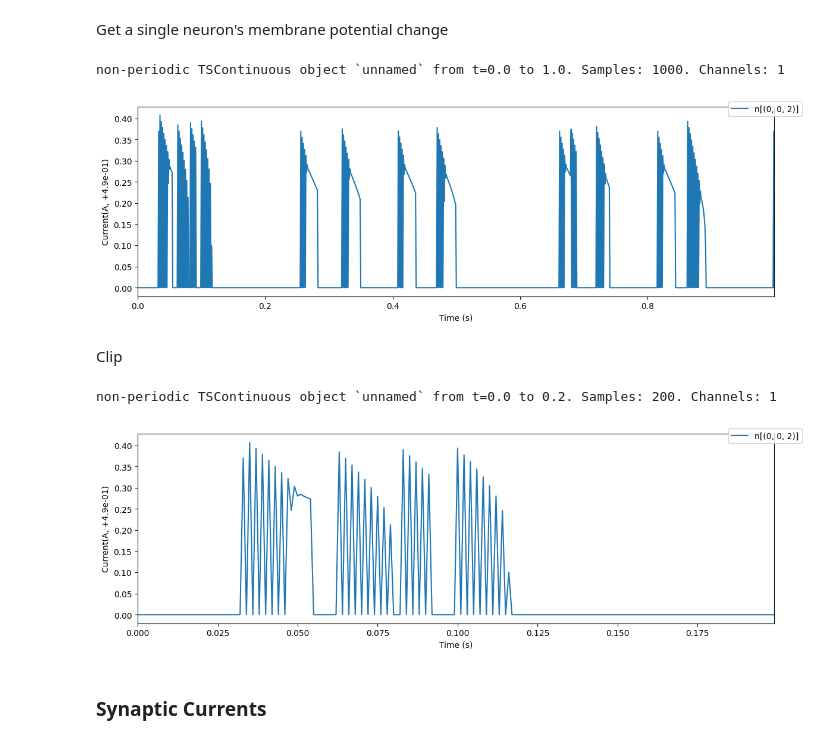
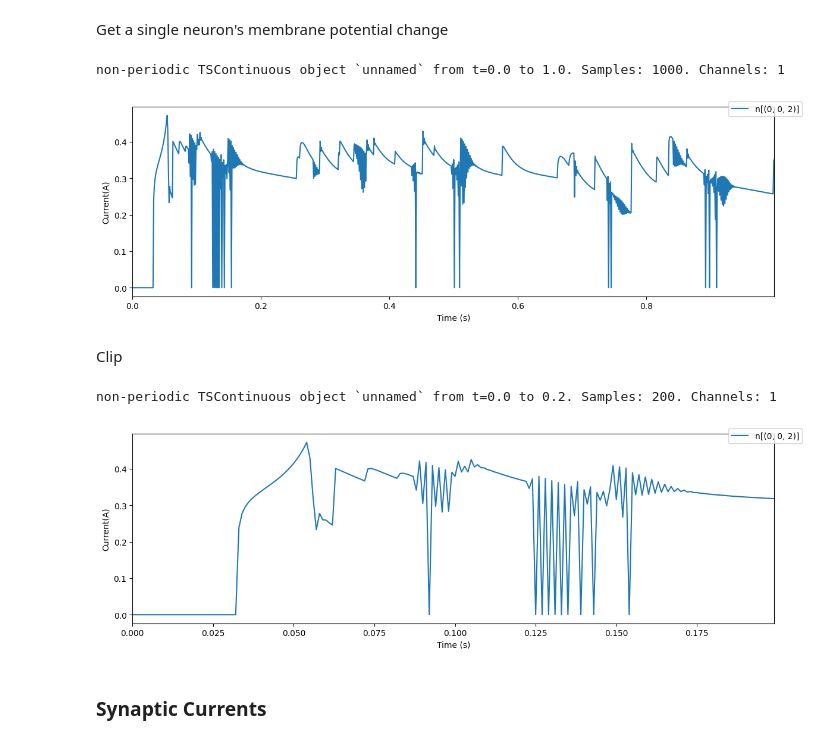
Before and after one commit to synsense/rockpool, a Jupyter notebook: docs/devices/DynapSE/dynapsim_tutorial.ipynb, the cells around one changed output. Saved outputs shown, nothing was run; the diff lists cells and outputs as text; code cells hidden in the pictures.

```diff
--- a/docs/devices/DynapSE/dynapsim_tutorial.ipynb
+++ b/docs/devices/DynapSE/dynapsim_tutorial.ipynb
@@ -493,20 +493,20 @@ non-periodic TSContinuous object `unnamed` from t=0.0 to 1.0. Samples: 1000. Cha
 Get a single neuron's membrane potential change
 # %%
 Figure.plot_Ix(
-    record_dict["1_DynapSim"]["vmem"][:, 2], idx_map=simconfig.router.idx_map
+    record_dict["1_DynapSim"]["vmem"][:, 0], idx_map=simconfig.router.idx_map
 )
 # %% [output]
 non-periodic TSContinuous object `unnamed` from t=0.0 to 1.0. Samples: 1000. Channels: 1
-[figure, old version]
+[figure, new version]
 # %% [markdown]
 Clip
 # %%
 Figure.plot_Ix(
-    record_dict["1_DynapSim"]["vmem"][:200, 2], idx_map=simconfig.router.idx_map
+    record_dict["1_DynapSim"]["vmem"][:200, 0], idx_map=simconfig.router.idx_map
 )
 # %% [output]
 non-periodic TSContinuous object `unnamed` from t=0.0 to 0.2. Samples: 200. Channels: 1
-[figure, old version]
+[figure, new version]
 # %% [markdown]
 ### Synaptic Currents
 # %%
```
Also changed, not shown: parts of 7 cells of this notebook, 1 other file.
